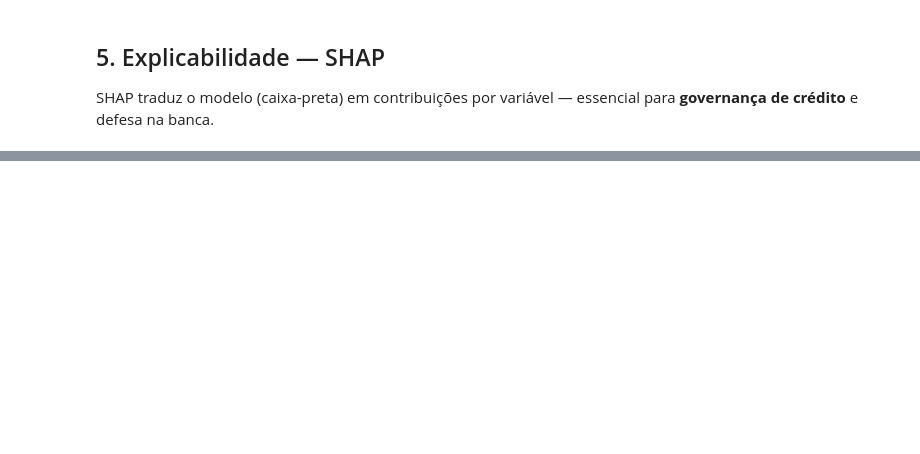
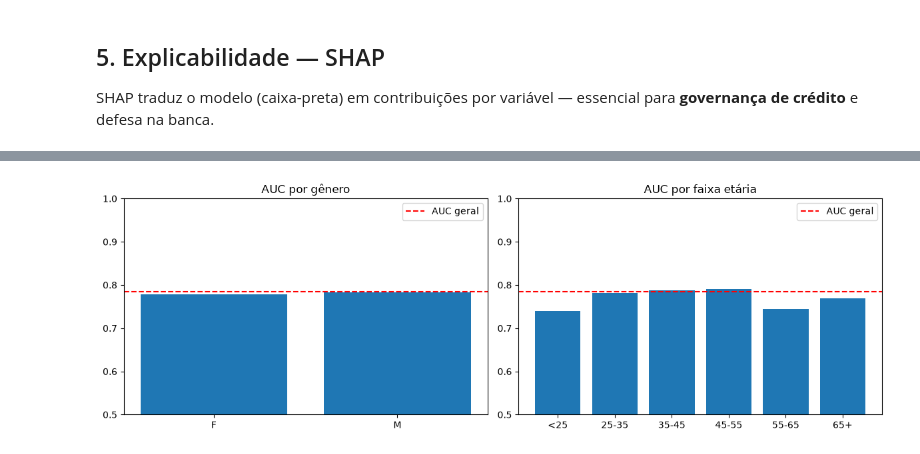
Before and after one commit to Rev1932/fia_tcc, a Jupyter notebook: Model/evaluation.ipynb, the cells around one changed output, grey strips where cells are left out. Saved outputs shown, nothing was run; the diff lists cells and outputs as text; code cells hidden in the pictures; blank space fills up the shorter version.

```diff
--- a/Model/evaluation.ipynb
+++ b/Model/evaluation.ipynb
@@ -107,0 +114,16 @@ shap.summary_plot(shap_values, sample, max_display=20)
+# %%
+gender = X_test['CODE_GENDER'].astype(object)
+rows = []
+for g in sorted(gender.dropna().unique()):
+    mask = (gender == g).values
+    if mask.sum() < 30:
+        continue
+    rows.append({
+        'grupo': g,
+        'n': int(mask.sum()),
+        'AUC': round(roc_auc_score(y_test[mask], score[mask]), 4),
+        'taxa_aprovacao': round((score[mask] < thr).mean(), 4),
+        'taxa_default_real': round(y_test[mask].mean(), 4),
+    })
+gender_df = pd.DataFrame(rows)
+gender_df
@@ -107,0 +134,19 @@ shap.summary_plot(shap_values, sample, max_display=20)
+# %%
+age_bins = [0, 25, 35, 45, 55, 65, 100]
+age_labels = ['<25', '25-35', '35-45', '45-55', '55-65', '65+']
+age_group = pd.cut(X_test['AGE_YEARS'], bins=age_bins, labels=age_labels)
+
+rows = []
+for a in age_labels:
+    mask = (age_group == a).values
+    if mask.sum() < 30:
+        continue
+    rows.append({
+        'faixa_etaria': a,
+        'n': int(mask.sum()),
+        'AUC': round(roc_auc_score(y_test[mask], score[mask]), 4),
+        'taxa_aprovacao': round((score[mask] < thr).mean(), 4),
+        'taxa_default_real': round(y_test[mask].mean(), 4),
+    })
+age_df = pd.DataFrame(rows)
+age_df
@@ -107,0 +161,12 @@ shap.summary_plot(shap_values, sample, max_display=20)
+# %%
+overall_auc = bundle['metrics']['champion']['auc']
+fig, ax = plt.subplots(1, 2, figsize=(12, 4))
+ax[0].bar(gender_df['grupo'], gender_df['AUC'])
+ax[0].axhline(overall_auc, color='r', ls='--', label='AUC geral')
+ax[0].set_title('AUC por gênero'); ax[0].set_ylim(0.5, 1.0); ax[0].legend()
+ax[1].bar(age_df['faixa_etaria'], age_df['AUC'])
+ax[1].axhline(overall_auc, color='r', ls='--', label='AUC geral')
+ax[1].set_title('AUC por faixa etária'); ax[1].set_ylim(0.5, 1.0); ax[1].legend()
+plt.tight_layout(); plt.show()
+# %% [output]
+[figure, added]
```
Also changed, not shown: parts of 12 cells of this notebook, 5 other files.
